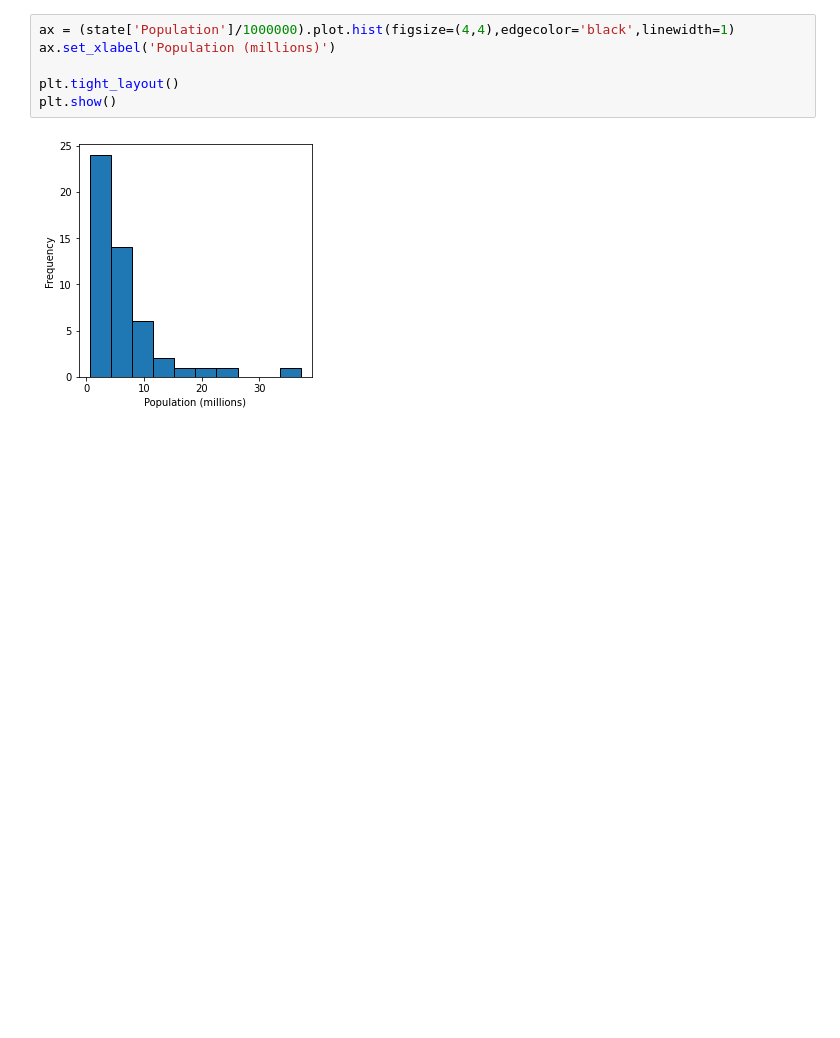
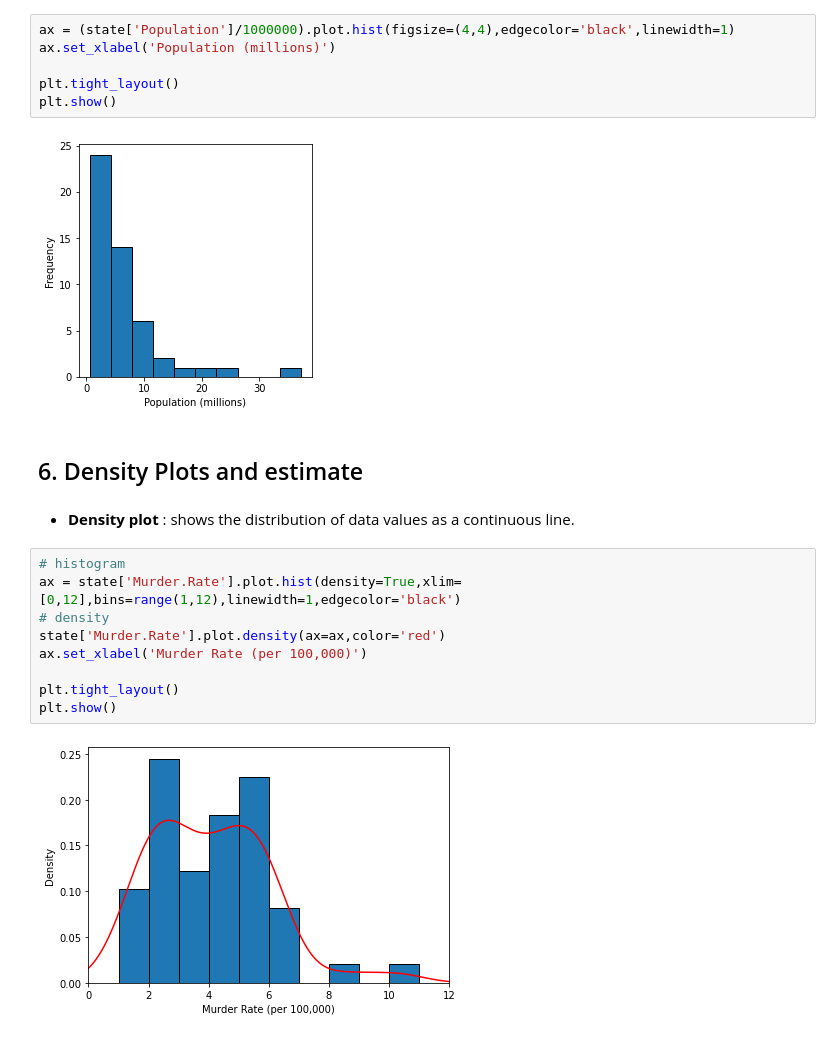
Before and after one commit to chikoungoun/Practical-Stats-for-DS, a Jupyter notebook: Practical Statistics for Data Scientists.ipynb, the cells around one changed output. Saved outputs shown, nothing was run; the diff lists cells and outputs as text; blank space fills up the shorter version.

Commit message:
Density plot

```diff
--- a/Practical Statistics for Data Scientists.ipynb
+++ b/Practical Statistics for Data Scientists.ipynb
@@ -225,3 +225,18 @@ plt.tight_layout()
 plt.show()
 # %% [output]
 [figure]
+# %% [markdown]
+## 6. Density Plots and estimate
+# %% [markdown]
+* **Density plot** : shows the distribution of data values as a continuous line.
+# %%
+# histogram
+ax = state['Murder.Rate'].plot.hist(density=True,xlim=[0,12],bins=range(1,12),linewidth=1,edgecolor='black')
+# density
+state['Murder.Rate'].plot.density(ax=ax,color='red')
+ax.set_xlabel('Murder Rate (per 100,000)')
+
+plt.tight_layout()
+plt.show()
+# %% [output]
+[figure, added]
```
Also changed, not shown: parts of 1 cell of this notebook.
